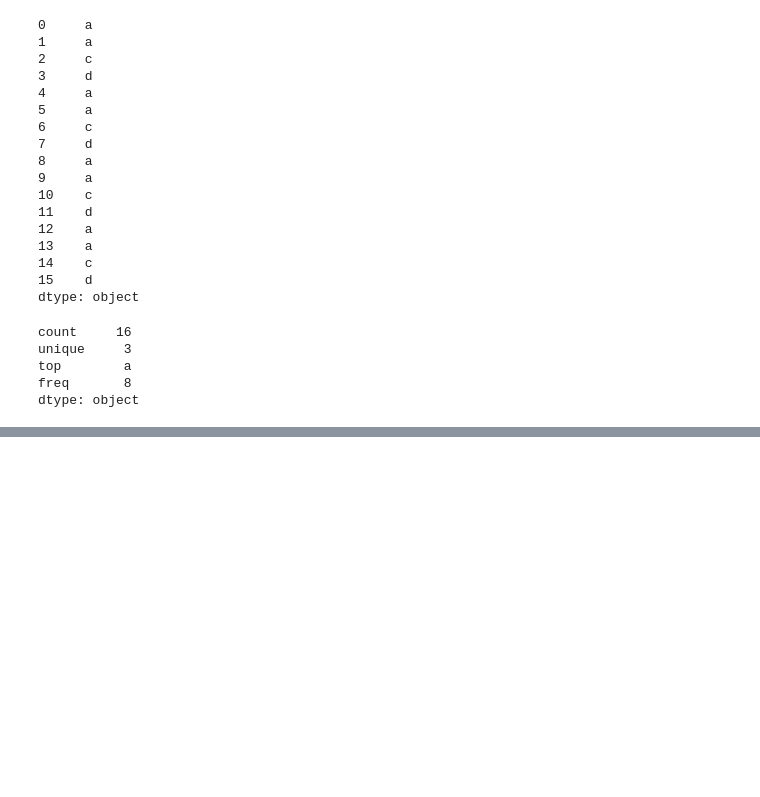
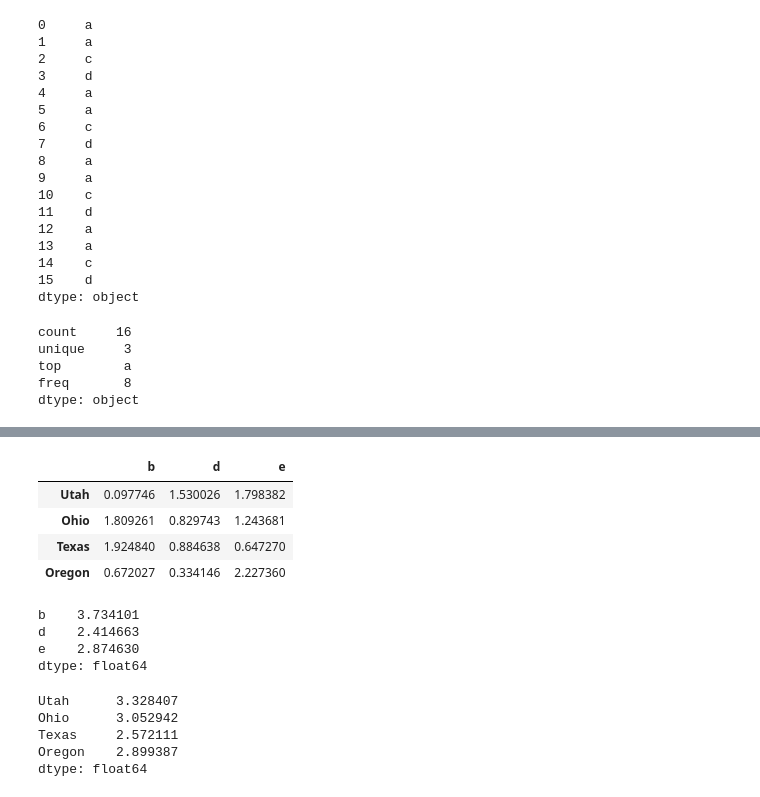
Before and after one commit to wonderui/Python-Practice, a Jupyter notebook: 4_Pandas/essential_functionality.ipynb, the cells around one changed output, grey strips where cells are left out. Saved outputs shown, nothing was run; the diff lists cells and outputs as text; code cells hidden in the pictures; blank space fills up the shorter version.

```diff
--- a/4_Pandas/essential_functionality.ipynb
+++ b/4_Pandas/essential_functionality.ipynb
@@ -250,0 +264,24 @@ dtype: object
+# %%
+np.abs(frame_4)
+# %% [output]
+|  | b | d | e |
+| Utah | 0.097746 | 1.530026 | 1.798382 |
+| Ohio | 1.809261 | 0.829743 | 1.243681 |
+| Texas | 1.924840 | 0.884638 | 0.647270 |
+| Oregon | 0.672027 | 0.334146 | 2.227360 |
+# %%
+f = lambda x: x.max() - x.min()
+frame_4.apply(f)
+# %% [output]
+b    3.734101
+d    2.414663
+e    2.874630
+dtype: float64
+# %%
+frame_4.apply(f, axis = 1)  # apply with be applied to columns or indexes
+# %% [output]
+Utah      3.328407
+Ohio      3.052942
+Texas     2.572111
+Oregon    2.899387
+dtype: float64
```
Also changed, not shown: parts of 11 cells of this notebook.
